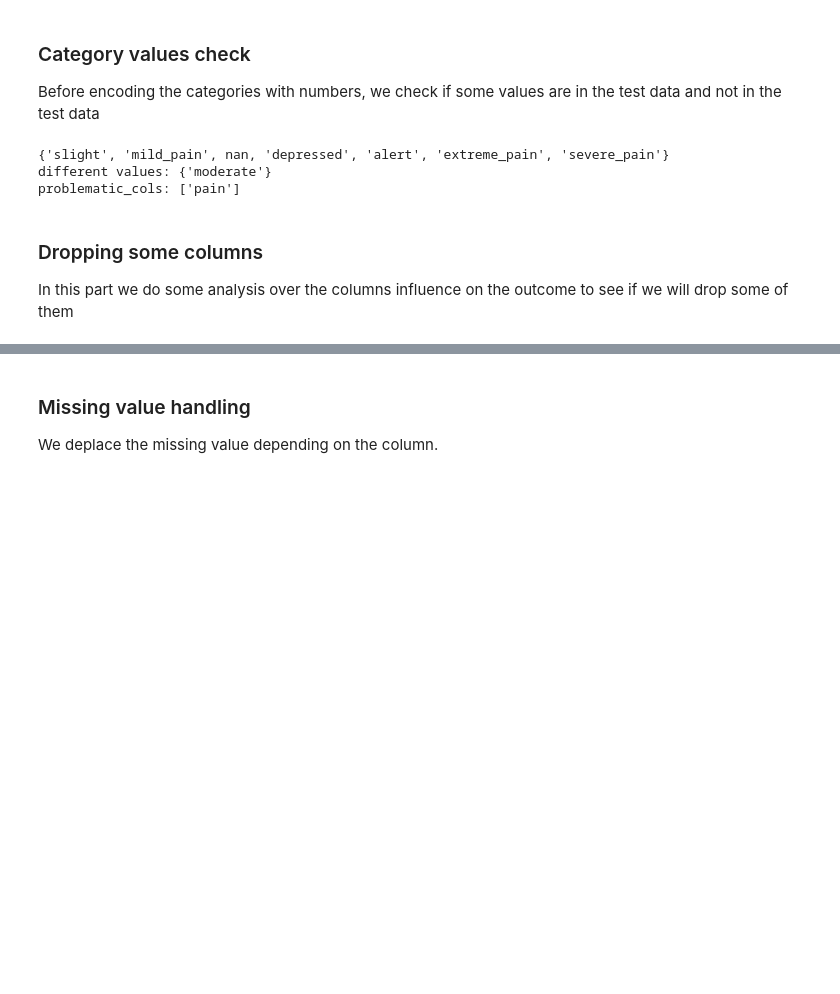
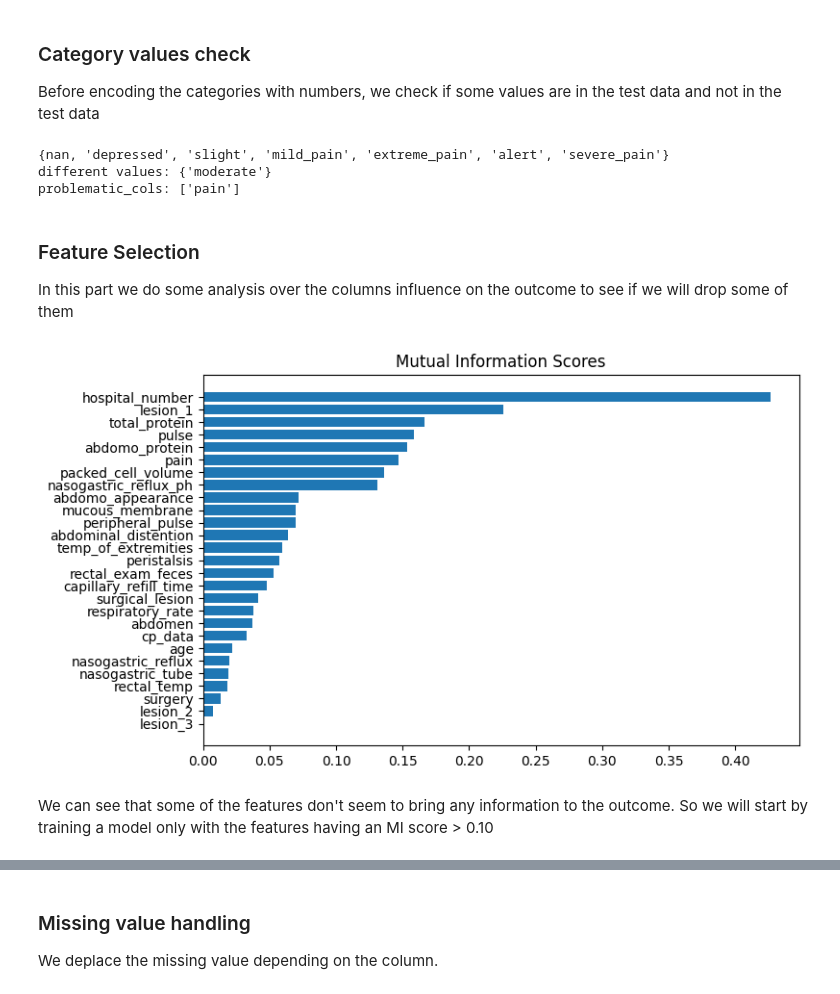
Before and after one commit to douglasbouchet/kaggle-challenges, a Jupyter notebook: Predict-Health-Outcomes-of-Horses_chal_0/predict.ipynb, the cells around one changed output, grey strips where cells are left out. Drawn from its saved outputs; the diff is of its cells as text; code cells hidden in the pictures; blank space fills up the shorter version.

```diff
--- a/Predict-Health-Outcomes-of-Horses_chal_0/predict.ipynb
+++ b/Predict-Health-Outcomes-of-Horses_chal_0/predict.ipynb
@@ -158,7 +250,9 @@ from sklearn.impute import SimpleImputer
 from sklearn.preprocessing import OrdinalEncoder
 from xgboost import XGBClassifier
 # %%
-X = pd.read_csv('data/train.csv')
+df = pd.read_csv('data/train.csv', index_col='id')
+X = pd.read_csv('data/train.csv', index_col='id')
 y = X['outcome']
+y = y.astype('category')
 X.drop(columns=['outcome'], inplace=True)
-X_test = pd.read_csv('data/test.csv')
+X_test = pd.read_csv('data/test.csv', index_col='id')
@@ -199,7 +273,7 @@ for col in categories_cols:
         print("different values:", set(test_col_to_values[col]) - set(train_col_to_values[col]))
 print("problematic_cols:", problematic_cols)
 # %% [output]
-{'slight', 'mild_pain', nan, 'depressed', 'alert', 'extreme_pain', 'severe_pain'}
+{nan, 'depressed', 'slight', 'mild_pain', 'extreme_pain', 'alert', 'severe_pain'}
 different values: {'moderate'}
 problematic_cols: ['pain']
 # %%
@@ -210,3 +284,3 @@ assert X_test[X_test['pain'] == 'moderate'].id.count() == 0
 # %% [markdown]
-### Dropping some columns
+### Feature Selection
 In this part we do some analysis over the columns influence on the outcome to see if we will drop some of them
@@ -214,0 +287,28 @@ In this part we do some analysis over the columns influence on the outcome to se
+# %%
+# we can start with some simple Mutual Information measures
+def make_mi_scores(X, y, discrete_features):
+    #mi_scores = mutual_info_regression(X, y, discrete_features=discrete_features)
+    mi_scores = mutual_info_classif(X, y, discrete_features=discrete_features)
+    mi_scores = pd.Series(mi_scores, name="MI Scores", index=X.columns)
+    mi_scores = mi_scores.sort_values(ascending=False)
+    return mi_scores
+
+def plot_mi_scores(scores):
+    scores = scores.sort_values(ascending=True)
+    width = np.arange(len(scores))
+    ticks = list(scores.index)
+    plt.barh(width, scores)
+    plt.yticks(width, ticks)
+    plt.title("Mutual Information Scores")
+# %%
+for colname in X.select_dtypes("object"):
+    X[colname], _ = X[colname].factorize()
+discrete_features = X.dtypes == int
+mi_scores = make_mi_scores(X, y, discrete_features)
+plt.figure(dpi=100, figsize=(8, 5))
+plot_mi_scores(mi_scores)
+# %% [output]
+[figure, added]
+# %% [markdown]
+We can see that some of the features don't seem to bring any information to the outcome. So we will start by training a model only with
+the features having an MI score > 0.10
```
Also changed, not shown: parts of 27 cells of this notebook.
